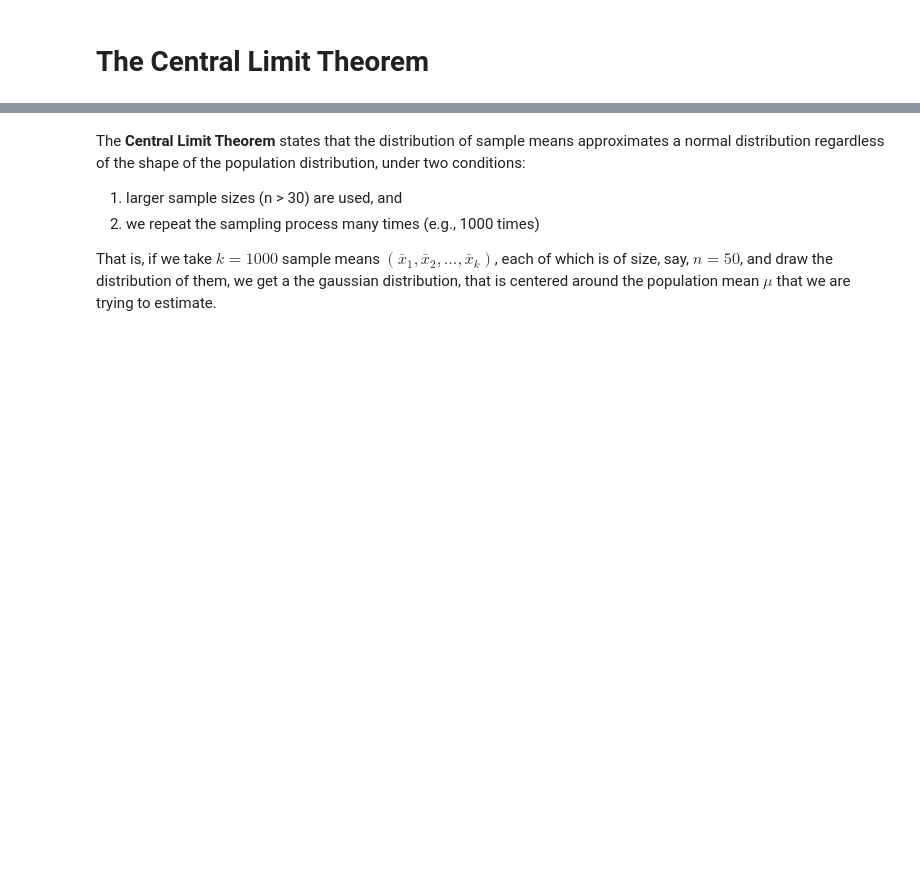
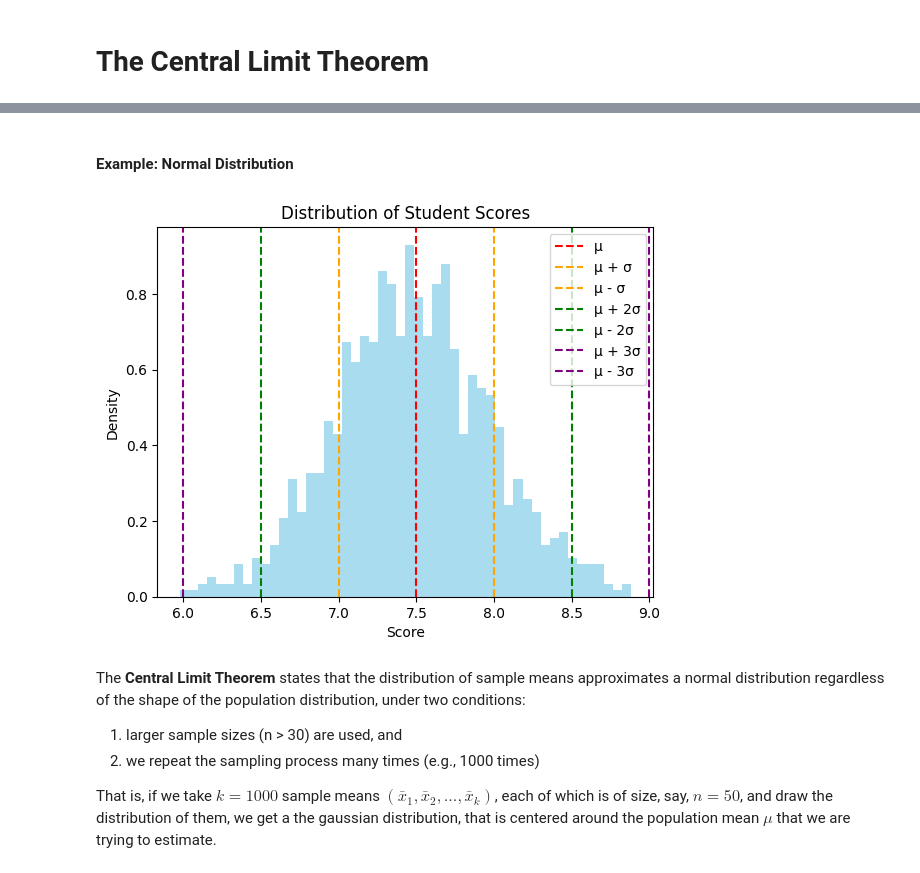
Before and after one commit to HassanAlgoz/data-analytics, a Jupyter notebook: techniques/central_limit_theorem.ipynb, the cells around one changed output, grey strips where cells are left out. Drawn from its saved outputs; the diff is of its cells as text; code cells hidden in the pictures; blank space fills up the shorter version.

Commit message:
add detailed Normal Distribution plot in the central limit theorem reference

```diff
--- a/techniques/central_limit_theorem.ipynb
+++ b/techniques/central_limit_theorem.ipynb
@@ -6,3 +20,35 @@ from scipy import stats
+# %% [markdown]
+#### Example: Normal Distribution
+# %%
+# Generate random data with a normal distribution
+np.random.seed(0)
+
+mean = 7.5
+std = 0.5
+data = np.random.normal(loc=mean, scale=std, size=1000)
+
+# Plot the histogram
+plt.hist(data, bins=50, density=True, alpha=0.7, color='skyblue')
+
+# Plot the mean and standard deviation lines
+plt.axvline(mean, color='red', linestyle='--', label='μ')
+plt.axvline(mean + std, color='orange', linestyle='--', label='μ + σ')
+plt.axvline(mean - std, color='orange', linestyle='--', label='μ - σ')
+plt.axvline(mean + 2 * std, color='green', linestyle='--', label='μ + 2σ')
+plt.axvline(mean - 2 * std, color='green', linestyle='--', label='μ - 2σ')
+plt.axvline(mean + 3 * std, color='purple', linestyle='--', label='μ + 3σ')
+plt.axvline(mean - 3 * std, color='purple', linestyle='--', label='μ - 3σ')
+
+# Add labels and title
+plt.xlabel('Score')
+plt.ylabel('Density')
+plt.title('Distribution of Student Scores')
+
+# Show the plot
+plt.legend()
+plt.show()
+# %% [output]
+[figure, added]
 # %% [markdown]
 The **Central Limit Theorem** states that the distribution of sample means approximates a normal distribution regardless of the shape of the population distribution, under two conditions:
 
```
Also changed, not shown: parts of 4 cells of this notebook, 5 other files.
